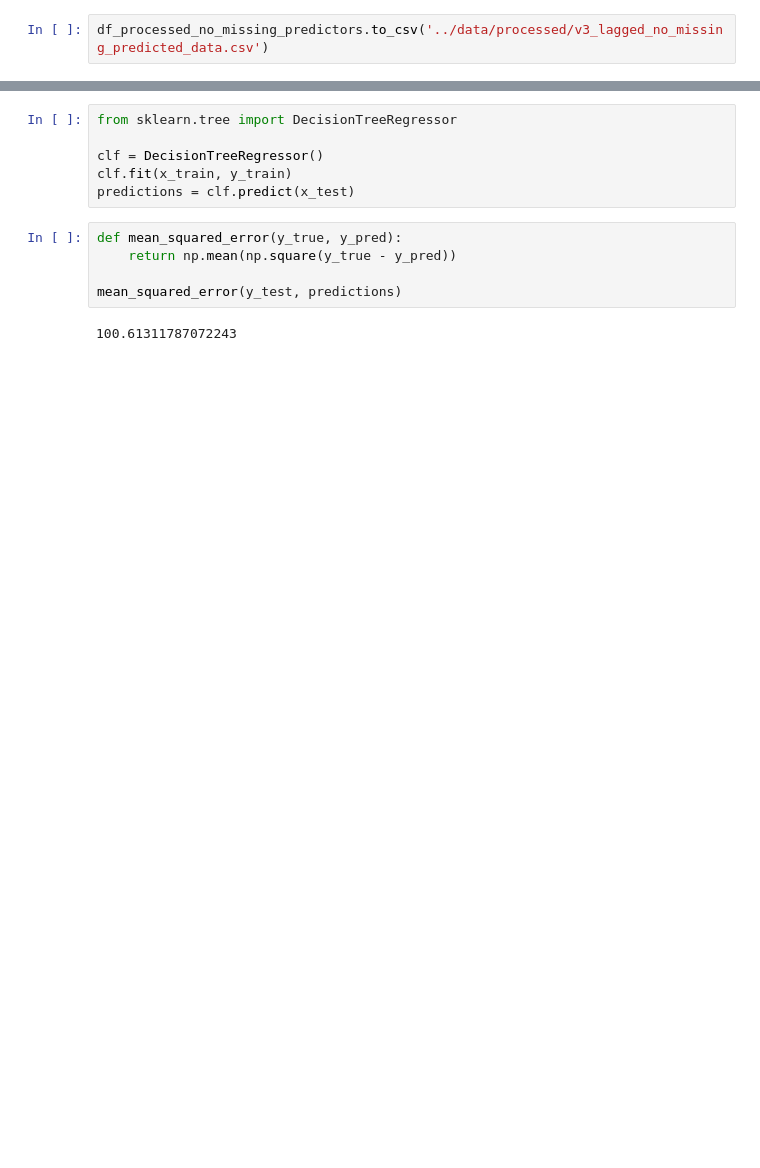
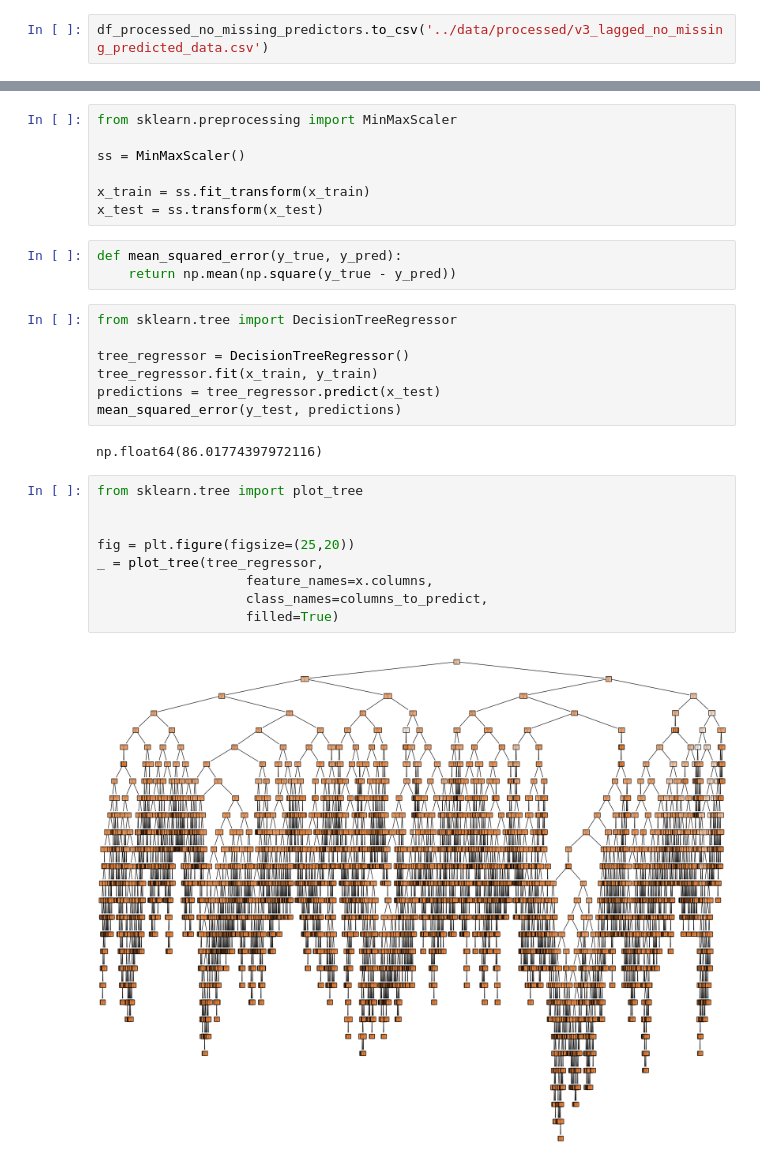
Before and after one commit to atodorov284/air-quality-forecast, a Jupyter notebook: notebooks/n2_exploratory_data_analysis.ipynb, the cells around one changed output, grey strips where cells are left out. Saved outputs shown, nothing was run; the diff lists cells and outputs as text; blank space fills up the shorter version.

```diff
--- a/notebooks/n2_exploratory_data_analysis.ipynb
+++ b/notebooks/n2_exploratory_data_analysis.ipynb
@@ -435,15 +456,32 @@ y = df_processed_no_missing_predictors['o3']
 
 x_train, x_test, y_train, y_test = train_test_split(x, y, test_size=0.3, random_state=42)
+# %%
+from sklearn.preprocessing import MinMaxScaler
+
+ss = MinMaxScaler()
+
+x_train = ss.fit_transform(x_train)
+x_test = ss.transform(x_test)
+# %%
+def mean_squared_error(y_true, y_pred):
+    return np.mean(np.square(y_true - y_pred))
 # %%
 from sklearn.tree import DecisionTreeRegressor
 
-clf = DecisionTreeRegressor()
-clf.fit(x_train, y_train)
-predictions = clf.predict(x_test)
+tree_regressor = DecisionTreeRegressor()
+tree_regressor.fit(x_train, y_train)
+predictions = tree_regressor.predict(x_test)
+mean_squared_error(y_test, predictions)
+# %% [output]
+np.float64(86.01774397972116)
-# %%
-def mean_squared_error(y_true, y_pred):
-    return np.mean(np.square(y_true - y_pred))
-
-mean_squared_error(y_test, predictions)
-# %% [output]
-100.61311787072243
+# %%
+from sklearn.tree import plot_tree
+
+
+fig = plt.figure(figsize=(25,20))
+_ = plot_tree(tree_regressor,
+                   feature_names=x.columns,
+                   class_names=columns_to_predict,
+                   filled=True)
+# %% [output]
+[figure, added]
```
Also changed, not shown: parts of 11 cells of this notebook, 2 other files.
